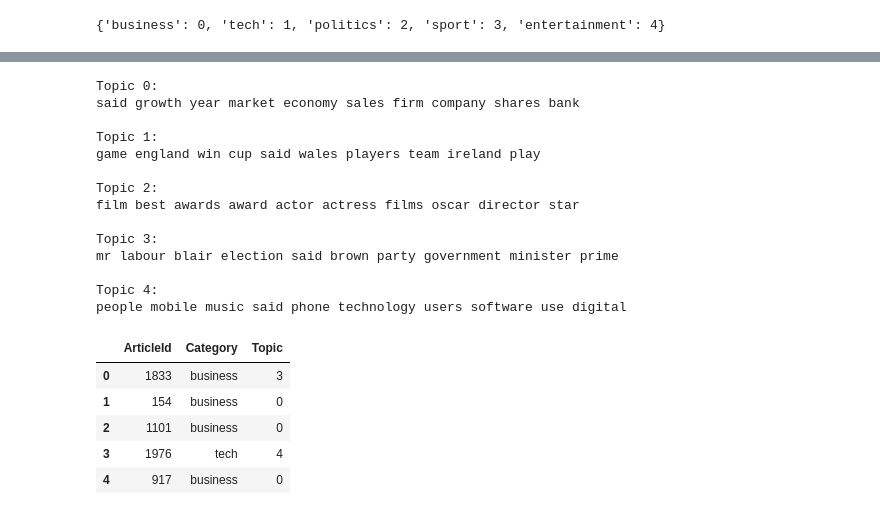
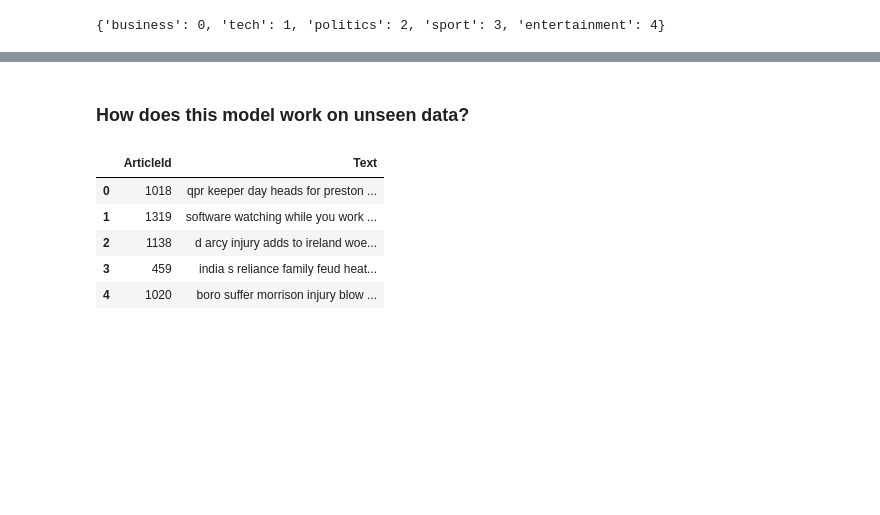
Before and after one commit to FleaBusyBeeBergs/dtsa5510-bbc-news-classification, a Jupyter notebook: bbc-news-classification.ipynb, the cells around one changed output, grey strips where cells are left out. Saved outputs shown, nothing was run; the diff lists cells and outputs as text; code cells hidden in the pictures; blank space fills up the shorter version.

```diff
--- a/bbc-news-classification.ipynb
+++ b/bbc-news-classification.ipynb
@@ -339,40 +337,20 @@ results_df
 # %%
-# Get feature names (terms)
-feature_names = vectorizer.get_feature_names_out()
-
-# Print top terms for each topic
-num_top_words = 10  # Number of top words to display for each topic
-for topic_idx, topic in enumerate(H):
-    top_terms_idx = topic.argsort()[-num_top_words:][::-1]
-    top_terms = [feature_names[i] for i in top_terms_idx]
-    print(f"Topic {topic_idx}:")
-    print(" ".join(top_terms))
-    print()
+# # get feat names
+# feature_names = vectorizer.get_feature_names_out()
+#
+# # top terms for topics
+# num_top_words = 10  # top words to display for each topic
+# for topic_idx, topic in enumerate(H):
+#     top_terms_idx = topic.argsort()[-num_top_words:][::-1]
+#     top_terms = [feature_names[i] for i in top_terms_idx]
+#     print(f"Topic {topic_idx}:")
+#     print(" ".join(top_terms))
+#     print()
+#
-# %% [output]
-Topic 0:
-said growth year market economy sales firm company shares bank
-
-Topic 1:
-game england win cup said wales players team ireland play
-
-Topic 2:
-film best awards award actor actress films oscar director star
-
-Topic 3:
-mr labour blair election said brown party government minister prime
-
-Topic 4:
-people mobile music said phone technology users software use digital
 # %%
-# Assign the topic with the highest score to each document
-train_df['Topic'] = W.argmax(axis=1)
-
-# Display the first few rows with assigned topics
-train_df[['ArticleId', 'Category', 'Topic']].head()
+# # assign highest scoring topic to articles
+# train_df['Topic'] = W.argmax(axis=1)
+#
+# # look at first few rows with assigned topics
+# train_df[['ArticleId', 'Category', 'Topic']].head()
+#
-# %% [output]
-|  | ArticleId | Category | Topic |
-| 0 | 1833 | business | 3 |
-| 1 | 154 | business | 0 |
-| 2 | 1101 | business | 0 |
-| 3 | 1976 | tech | 4 |
-| 4 | 917 | business | 0 |
@@ -426,0 +357,14 @@ train_df[['ArticleId', 'Category', 'Topic']].head()
+# %% [markdown]
+### How does this model work on unseen data?
+# %%
+# read in testing data
+test_df = pd.read_csv('data/BBC News Test.csv')
+
+test_df.head(5)
+# %% [output]
+|  | ArticleId | Text |
+| 0 | 1018 | qpr keeper day heads for preston ... |
+| 1 | 1319 | software watching while you work ... |
+| 2 | 1138 | d arcy injury adds to ireland woe... |
+| 3 | 459 | india s reliance family feud heat... |
+| 4 | 1020 | boro suffer morrison injury blow ... |
```
Also changed, not shown: parts of 18 cells of this notebook, 1 other file.
